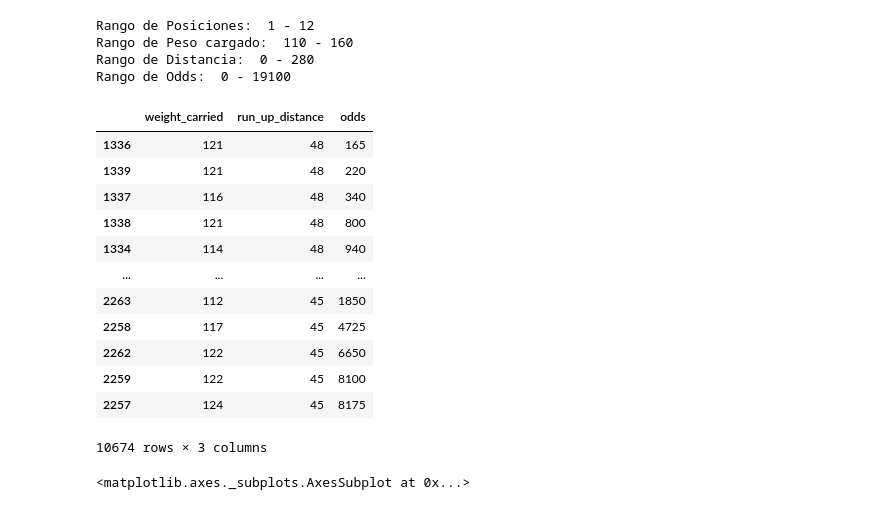
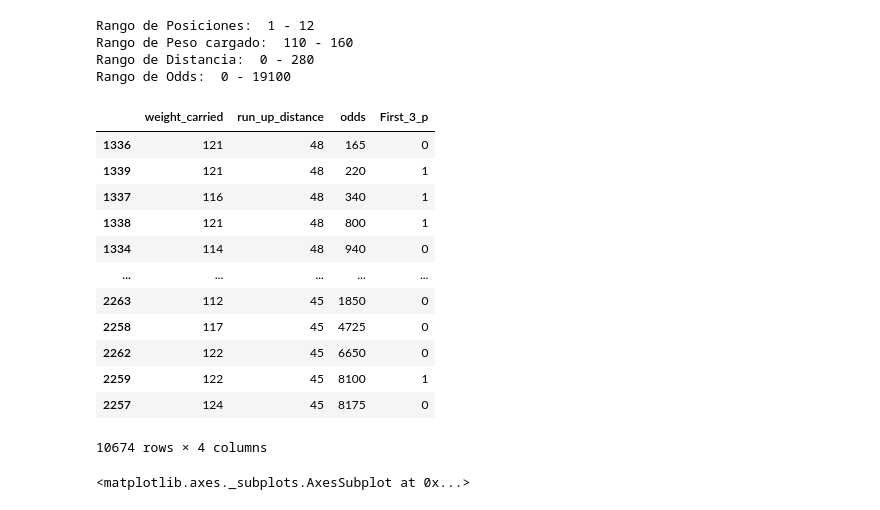
Before and after one commit to jsebastianquiroga/Big_Data-_Derby_2022_SI, a Jupyter notebook: Notebooks/sistemas_inteligentes.ipynb, the cells around one changed output. Drawn from its saved outputs; the diff is of its cells as text; code cells hidden in the pictures.

```diff
--- a/Notebooks/sistemas_inteligentes.ipynb
+++ b/Notebooks/sistemas_inteligentes.ipynb
@@ -1483,39 +1483,40 @@ Rango de Odds:  0 - 19100
 # %%
 df_fuzzy = nyra_2019.copy()
 test=df_fuzzy[["race_date", "track_id", "race_number"]].drop_duplicates().head(600)
 train=df_fuzzy[["race_date", "track_id", "race_number"]].drop_duplicates().tail(1400)
 df_fuzzy['First_3'] = 0
 df_fuzzy.loc[df_fuzzy['position_at_finish'].between(0, 4, inclusive=False), 'First_3'] = 1
 # data.loc[data['position_at_finish'].between(4, 60, inclusive=True), 'First_3'] = 0
 #Traigo 70% de las carreras para train y el 30% para test
 df_fuzzy = df_fuzzy.drop(['unique_id', 'position_at_finish'], axis=1)
 df_fuzzy =  pd.get_dummies(df_fuzzy, columns=['track_condition', 'course_type', 'race_type', 'program_number'], dtype='float')
 data_F = df_fuzzy.copy()
+data_F['First_3_p'] = data_F['First_3']
 train=train.merge(data_F, on=['race_date','race_number','track_id'], how='left').sort_values(by=['race_date','track_id','race_number', 'odds'], ascending=True, na_position='first')
 test=test.merge(data_F, on=['race_date','race_number','track_id'], how='left').sort_values(by=['race_date','track_id','race_number', 'odds'], ascending=True, na_position='first')
 train = pd.get_dummies(train, columns=['track_id'], dtype='float')
 test = pd.get_dummies(test, columns=['track_id'], dtype='float')
 train = train.drop('race_date', axis=1)
 test = test.drop('race_date', axis=1)
-train = train[['weight_carried', 'run_up_distance', 'First_3', 'odds']]
-test = test[['weight_carried', 'run_up_distance', 'First_3', 'odds']]
+train = train[['weight_carried', 'run_up_distance', 'First_3', 'odds', 'First_3_p']]
+test = test[['weight_carried', 'run_up_distance', 'First_3', 'odds', 'First_3_p']]
 X_train, y_train = train.drop('First_3', axis=1), train['First_3']
 X_test, y_test = test.drop('First_3', axis=1), test['First_3']
 X_train
 # %% [output]
-|  | weight_carried | run_up_distance | odds |
-| 1336 | 121 | 48 | 165 |
-| 1339 | 121 | 48 | 220 |
-| 1337 | 116 | 48 | 340 |
-| 1338 | 121 | 48 | 800 |
-| 1334 | 114 | 48 | 940 |
-| ... | ... | ... | ... |
-| 2263 | 112 | 45 | 1850 |
-| 2258 | 117 | 45 | 4725 |
-| 2262 | 122 | 45 | 6650 |
-| 2259 | 122 | 45 | 8100 |
-| 2257 | 124 | 45 | 8175 |
+|  | weight_carried | run_up_distance | odds | First_3_p |
+| 1336 | 121 | 48 | 165 | 0 |
+| 1339 | 121 | 48 | 220 | 1 |
+| 1337 | 116 | 48 | 340 | 1 |
+| 1338 | 121 | 48 | 800 | 1 |
+| 1334 | 114 | 48 | 940 | 0 |
+| ... | ... | ... | ... | ... |
+| 2263 | 112 | 45 | 1850 | 0 |
+| 2258 | 117 | 45 | 4725 | 0 |
+| 2262 | 122 | 45 | 6650 | 0 |
+| 2259 | 122 | 45 | 8100 | 1 |
+| 2257 | 124 | 45 | 8175 | 0 |
-10674 rows × 3 columns
+10674 rows × 4 columns
 # %%
 df_fuzzy['odds'].hist()
 # %% [output]
```
Also changed, not shown: parts of 21 cells of this notebook.
